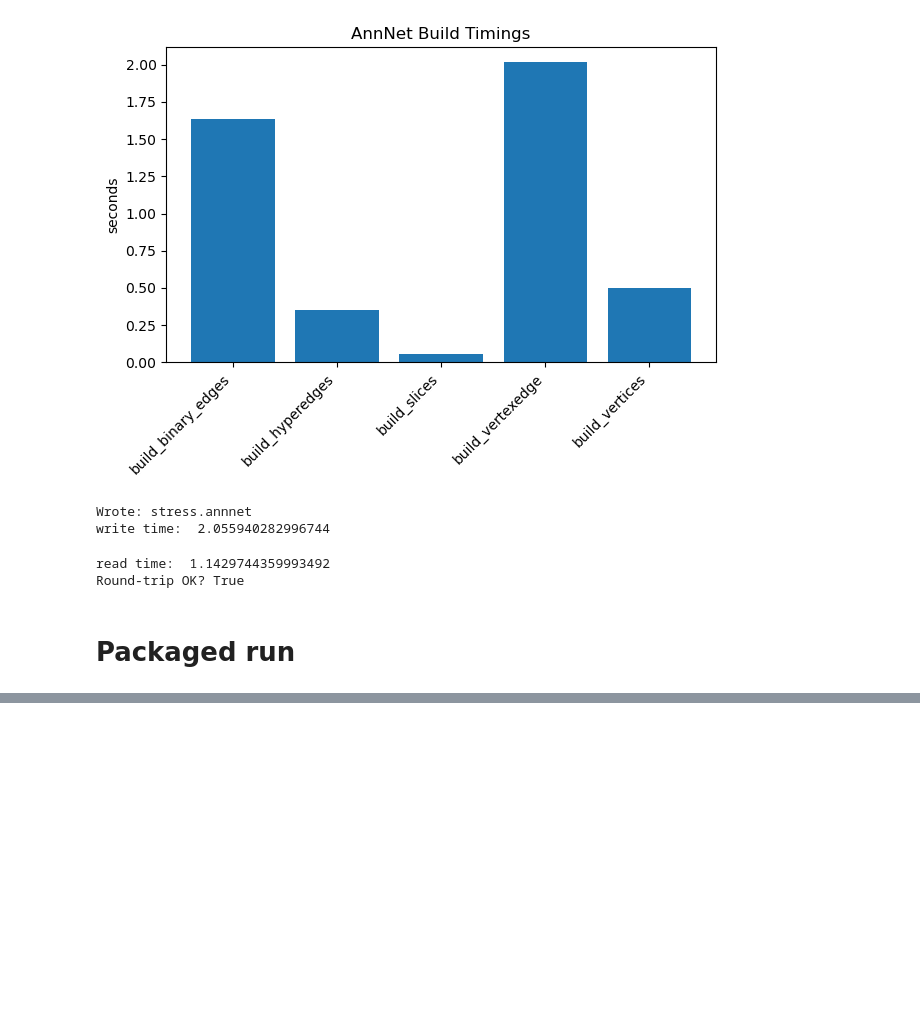
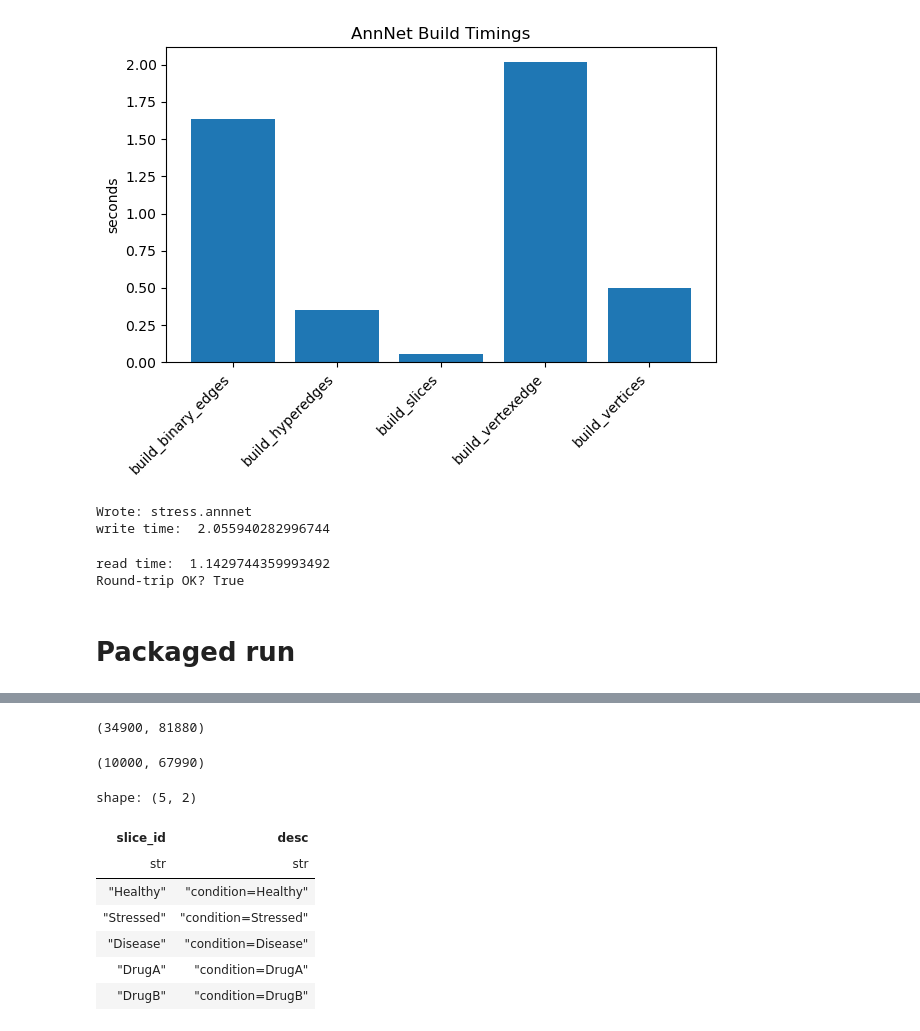
Before and after one commit to saezlab/annnet, a Jupyter notebook: notebooks/stress_notebook.ipynb, the cells around one changed output, grey strips where cells are left out. Saved outputs shown, nothing was run; the diff lists cells and outputs as text; code cells hidden in the pictures; blank space fills up the shorter version.

```diff
--- a/notebooks/stress_notebook.ipynb
+++ b/notebooks/stress_notebook.ipynb
@@ -1440,0 +1391,23 @@ True
+# %%
+g.shape
+# %% [output]
+(34900, 81880)
+# %%
+sb.shape
+# %% [output]
+(10000, 67990)
+# %%
+import annnet
+
+a = annnet.AnnNet.read("test.annnet")
+# %%
+a.slice_attributes
+# %% [output]
+shape: (5, 2)
+| slice_id | desc |
+| str | str |
+| "Healthy" | "condition=Healthy" |
+| "Stressed" | "condition=Stressed" |
+| "Disease" | "condition=Disease" |
+| "DrugA" | "condition=DrugA" |
+| "DrugB" | "condition=DrugB" |
```
Also changed, not shown: parts of 15 cells of this notebook, 3 other files.
